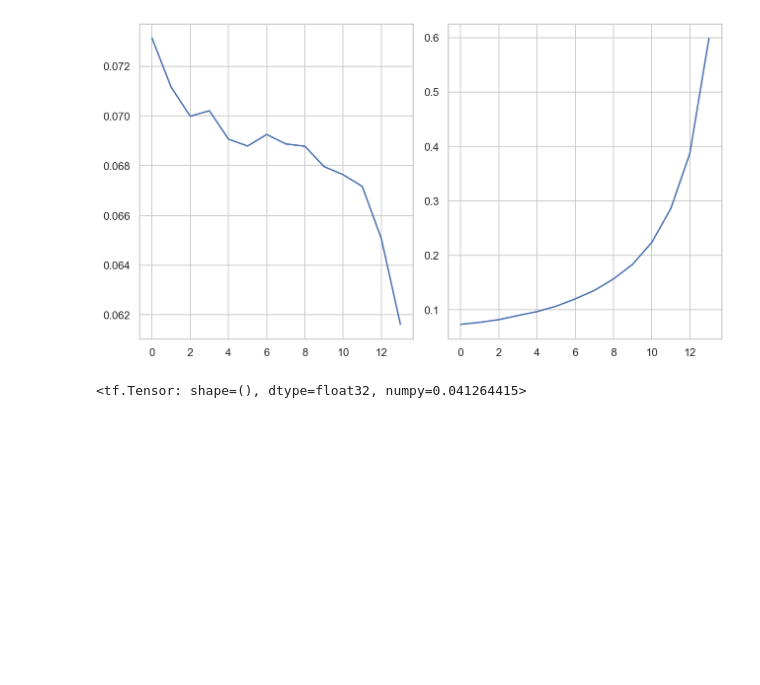
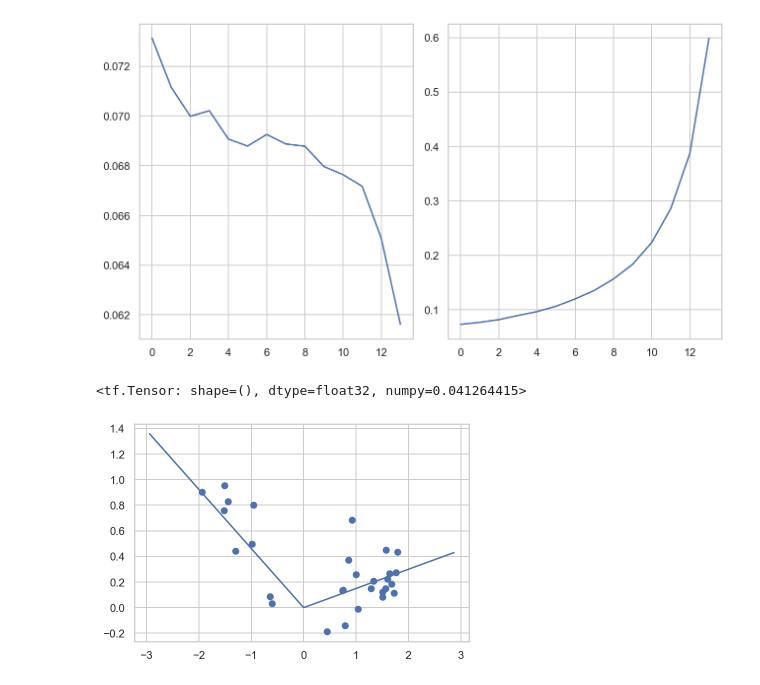
Before and after one commit to Bottledd/iREC, a Jupyter notebook: notebooks/Relative Entropy Coding with True Posterior.ipynb, the cells around one changed output. Cells and saved outputs as stored; diff of their text form; code cells hidden in the pictures; blank space fills up the shorter version.

```diff
--- a/notebooks/Relative Entropy Coding with True Posterior.ipynb
+++ b/notebooks/Relative Entropy Coding with True Posterior.ipynb
@@ -1,10 +1,15 @@
 # %%
+from time import time
+
 import tensorflow as tf
 import tensorflow_probability as tfp
+from functools import partial
 
 tfm = tf.math
 tfl = tf.linalg
 tfd = tfp.distributions
+tfb = tfp.bijectors
+tfl = tf.keras.layers
 
 import numpy as np
 import matplotlib.pyplot as plt
@@ -257,0 +319,32 @@ p_var - tf.reduce_sum(aux_variances)
+# %%
+tf.random.set_seed(42)
+
+num_train_data = 40
+num_test_points = 200
+minval = -2.
+maxval = 2.
+
+test_xs = tf.random.uniform((num_test_points, 1), minval=minval - 1., maxval=maxval + 1.)
+# test_xs = tf.sort(test_xs, axis=0)
+# test_xs = tf.concat([test_xs, test_xs], axis=1)
+# Sort along first dim
+test_xs = tf.gather(test_xs, tf.argsort(test_xs[:, 0]))
+
+train_xs = tf.random.uniform((num_train_data, 1), minval=minval, maxval=maxval)
+train_xs = tf.gather_nd(train_xs,
+                        tf.where(tf.logical_or(-0.5 > train_xs[:, 0], train_xs[:, 0] > 0.4)))
+# Sort along first dim
+train_xs = tf.gather(train_xs, tf.argsort(train_xs[:, 0]))
+
+num_train_data = int(tf.size(train_xs))
+
+bnn = BayesianNN(num_layers=3,
+                 num_hidden_units=10)
+
+train_ys, test_fs = bnn.sample_predictive(train_xs), bnn(test_xs)
+# %%
+plt.plot(test_xs[:, 0].numpy(), test_fs[:, 0].numpy())
+plt.scatter(train_xs[:, 0].numpy(), train_ys[:, 0].numpy())
+plt.show()
+# %% [output]
+[figure, added]
```
Also changed, not shown: parts of 5 cells of this notebook.
